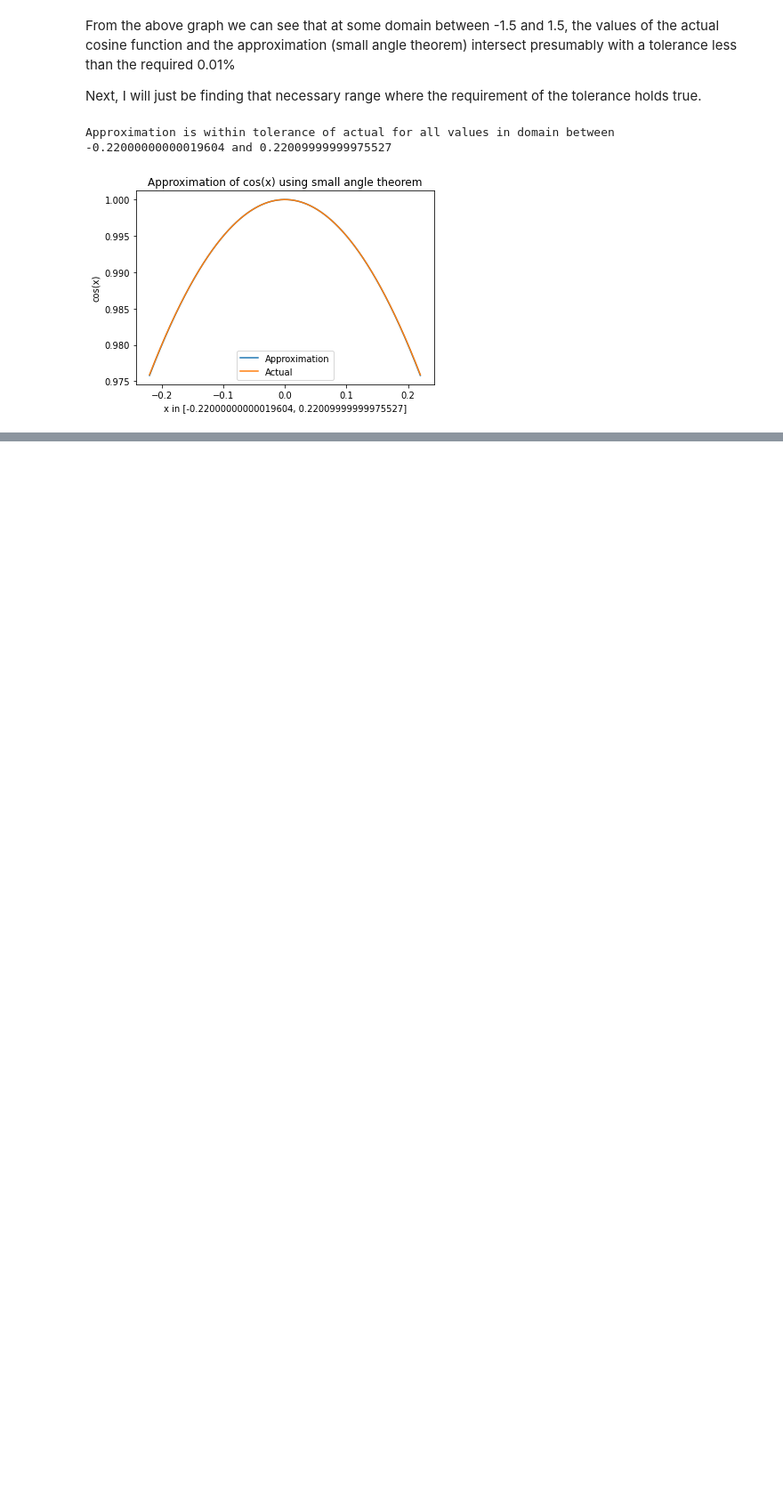
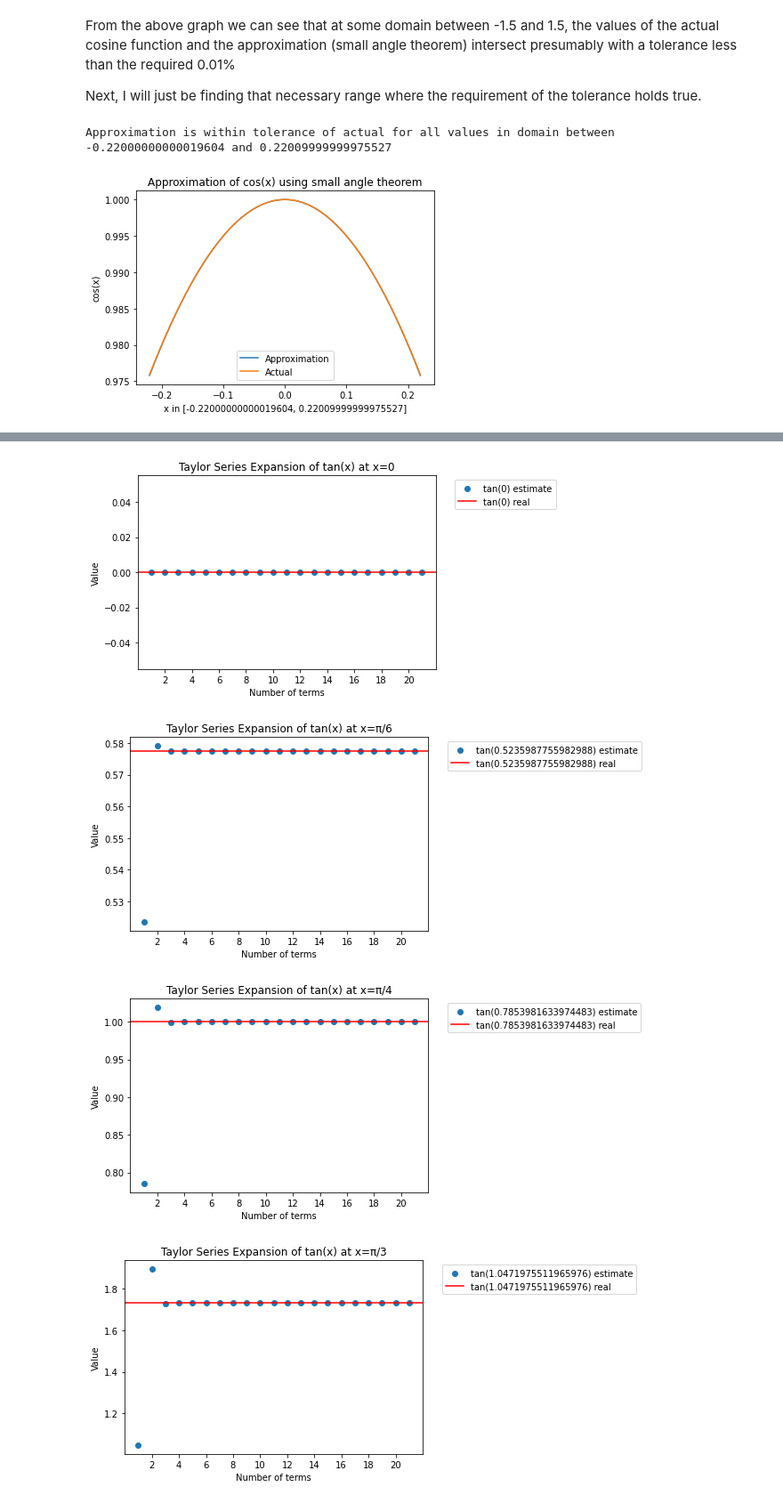
Before and after one commit to Rishi-Bidani/FIT3139, a Jupyter notebook: assignment1/final.ipynb, the cells around one changed output, grey strips where cells are left out. Shown at 89% size. Cells and saved outputs as stored; diff of their text form; code cells hidden in the pictures; blank space fills up the shorter version.

```diff
--- a/assignment1/final.ipynb
+++ b/assignment1/final.ipynb
@@ -205,0 +199,8 @@ import math
+# %%
+# domain
+x = [0, np.pi/4, np.pi/2, np.pi, 3*np.pi/2, 2*np.pi, 100]
+x_str = ['0', 'π/4', 'π/2', 'π', '3*π/2', '2*π', '100']
+terms = 10
+for i, domain in enumerate(x):
+    print(f"Taylor Series Expansion of cos(x) at x={x_str[i]}")
+    print_estimate(domain, terms)
@@ -311,0 +433,16 @@ Approximation is within tolerance of actual for all values in domain between -0.
+# %%
+def plot_real_vs_estimate_tan(domain: int, terms: int, str_title) -> None:
+    real = np.tan(domain)
+    estimates = [taylor_tan(domain, i) for i in range(1, terms+1)]
+
+    # plt.figure(dpi=PLOT_DPI)
+    plt.scatter(range(1, terms+1), estimates, label=f"tan({domain}) estimate")
+    # add line for real value
+    plt.axhline(y=real, color='r', linestyle='-', label=f"tan({domain}) real")
+
+    plt.legend(bbox_to_anchor=(1.05, 1), loc='upper left')
+    plt.xlabel('Number of terms')
+    plt.ylabel('Value')
+    plt.title(str_title)
+    plt.xticks(range(2, terms+1, 2))
+    plt.show()
@@ -311,0 +453,12 @@ Approximation is within tolerance of actual for all values in domain between -0.
+# %%
+domain = [0, np.pi/6, np.pi/4, np.pi/3, np.pi, 2*np.pi]
+domain_str = ['0', 'π/6', 'π/4', 'π/3', 'π', '2*π']
+max_terms = 21
+
+for i, d in enumerate(domain):
+    plot_real_vs_estimate_tan(d, max_terms, f"Taylor Series Expansion of tan(x) at x={domain_str[i]}")
+# %% [output]
+[figure, added]
+[figure, added]
+[figure, added]
+[figure, added]
```
Also changed, not shown: parts of 61 cells of this notebook, 1 other file.
